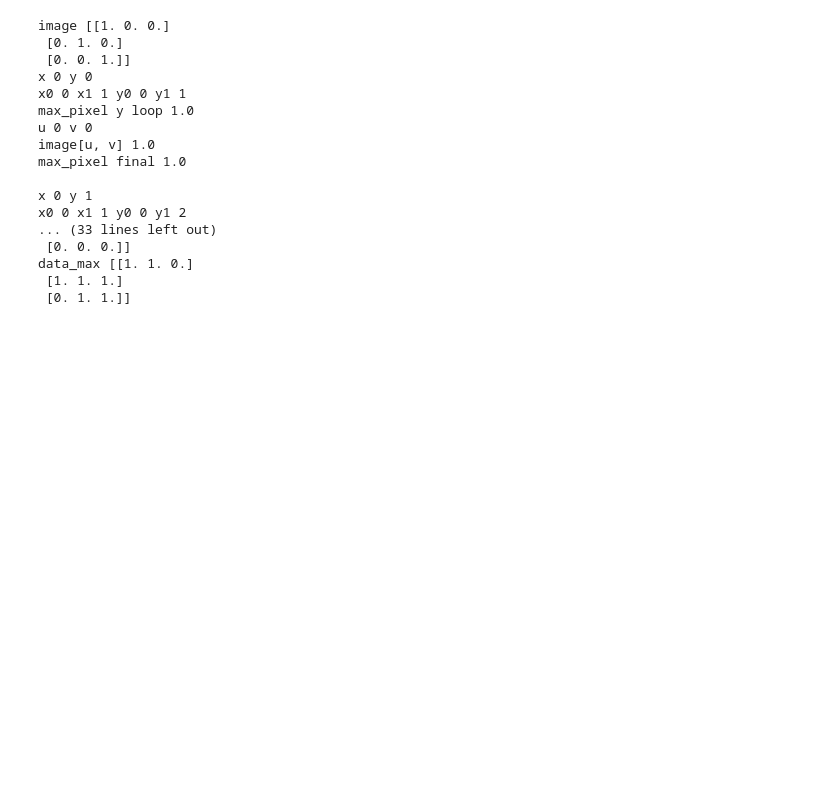
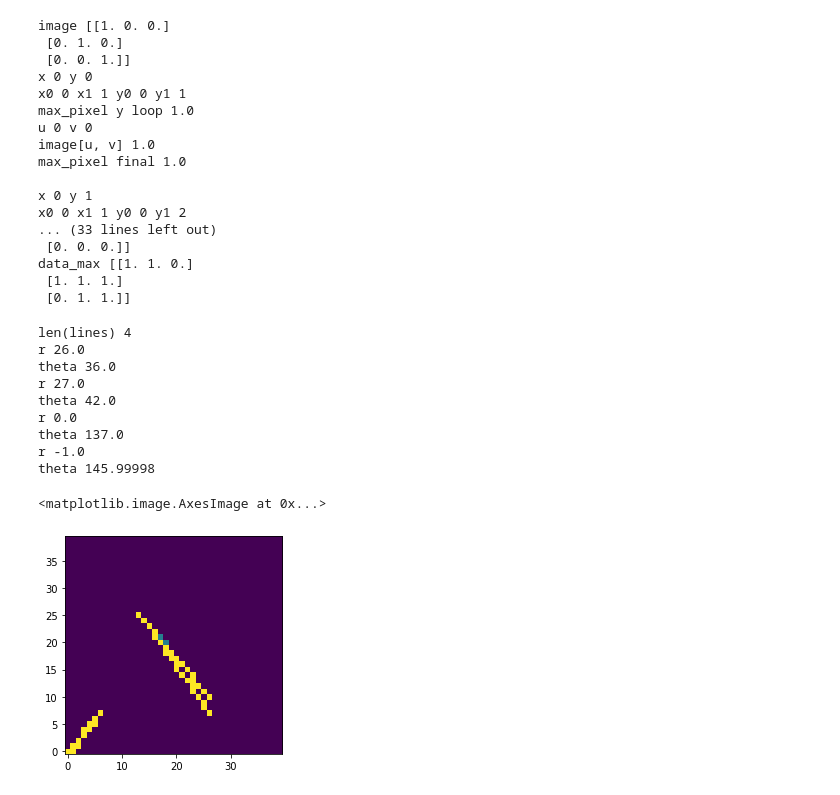
Before and after one commit to sumcousa/image_classification, a Jupyter notebook: hough_transform_wafer.ipynb, the cells around one changed output. Cells and saved outputs as stored; diff of their text form; code cells hidden in the pictures; blank space fills up the shorter version.

```diff
--- a/hough_transform_wafer.ipynb
+++ b/hough_transform_wafer.ipynb
@@ -376,3 +338,36 @@ x0 0 x1 1 y0 0 y1 2
 data_max [[1. 1. 0.]
  [1. 1. 1.]
  [0. 1. 1.]]
+# %%
+# gray = cv2.cvtColor(image,cv2.COLOR_BGR2GRAY)
+# edges = cv2.Canny(image,50,150,apertureSize = 3)
+plt.close()
+img = mtrximage.astype(np.uint8)
+plt.imshow(image, origin='lower')
+lines = cv2.HoughLines(img,1,np.pi/180, 3)
+# print('lines',lines)
+print('len(lines)',len(lines))
+for i in range(0,len(lines),1):
+    for r, theta in lines[i]:
+        # if r <= 0: continue
+        print('r',r)
+        print('theta',np.rad2deg(theta))
+        cos, sin = np.cos(theta), np.sin(theta)
+        x0, y0 = cos*r, sin*r
+        x1, y1 = int(x0 + 10*(-sin)), int(y0 + 10*(cos))
+        x2, y2 = int(x0 - 10*(-sin)), int(y0 - 10*(cos))
+        cv2.line(img,(x1,y1), (x2,y2), (255,64,64),1)
+plt.imshow(img, origin='lower')
+# cv2.imwrite('linesDetected.jpg', image)
+# %% [output]
+len(lines) 4
+r 26.0
+theta 36.0
+r 27.0
+theta 42.0
+r 0.0
+theta 137.0
+r -1.0
+theta 145.99998
+<matplotlib.image.AxesImage at 0x...>
+[figure, added]
```
Also changed, not shown: parts of 5 cells of this notebook.
